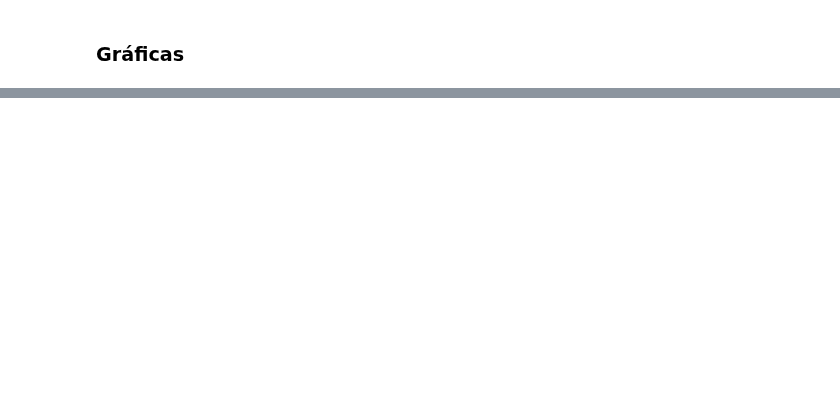
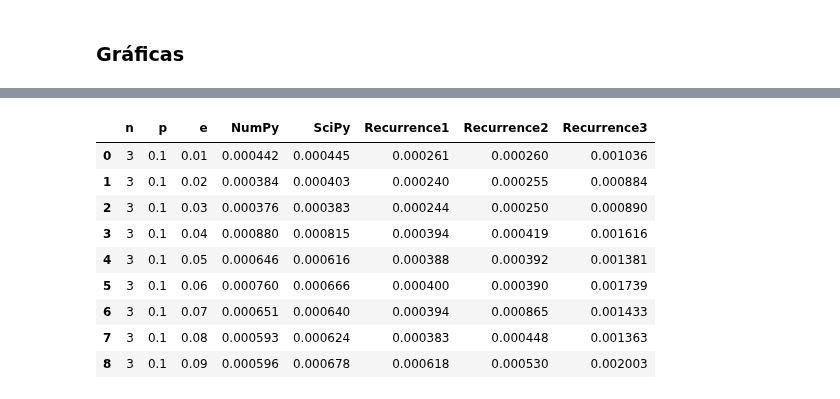
Before and after one commit to Unbo10/Markov, a Jupyter notebook: Homework_0.ipynb, the cells around one changed output, grey strips where cells are left out. Saved outputs shown, nothing was run; the diff lists cells and outputs as text; code cells hidden in the pictures; blank space fills up the shorter version.

Commit message:
feat(/): complete visualizations for chains 1 and 2

```diff
--- a/Homework_0.ipynb
+++ b/Homework_0.ipynb
@@ -332,7 +342,7 @@ n_test = 3
 p_test = 0.6
 epsilon_test = 0.05
 
-P_community = build_two_community_chain(n_test, p_test, epsilon_test)
+P_community = build_p_matrices(2, [n_test], [p_test], [epsilon_test])[0]
 print("Matriz de transición de la cadena de dos comunidades:")
 print(P_community)
 print("\nSuma de filas:", P_community.sum(axis=1))
@@ -387,7 +398,7 @@ y dividir a cada componente del vector $v$ para obtener un candidato a distribuc
 # %% [markdown]
 #### Cadena 1
 # %%
-matrices = build_p_matrices(chain=1, p_values=p_values, n_values=n_values)
+matrices = build_p_matrices(chain=1, n_values=n_values, p_values=p_values)
 # %%
 #!Consider creating an object that stores all the matrices with n states to have a better reference when printing
 # %%
@@ -547,9 +560,15 @@ matrices = build_p_matrices(chain=1, p_values=[n/10 for n in range (1, 10)], n_v
 # %%
 def t_ij_Matrix(P_matrix: np.array) -> np.array:
   """
-  The main idea is to calculate all the states t_{i,j} but keeping fixed j and then iterating over i, since all the states depend only on these:
-  e.g : t_1,0 = 1 + P_1,0 . t_0,0 + P_1,1 . t_1,0 + P_1,2 . t_2,0
-  This means that all the t_i,0 can be calculated with this 2x2 system of equations, since t00 = 0.
+  The main idea is to calculate all the states t_{i,j} but keeping fixed j and then iterating over i, since
+  no matter for what i we need to calculate t_{i,j}, the recurrence formula requires j fixed and all the posible
+  i's. For example,
+  t_0,0 = 0
+  t_1,0 = 1 + P_1,0 . t_0,0 + P_1,1 . t_1,0 + P_1,2 . t_2,0  <->  (1 - P_1,1) . t_1,0    -    P_1,2 . t_2,0 = 1
+  t_2,0 = 1 + P_2,0 . t_0,0 + P_2,1 . t_1,0 + P_2,2 . t_2,0  <->      - P_2,1 . t_1,0 + (1 - P_2,2) . t_2,0 = 1
+  notice that to calculate t_{1, 0} or t_{2, 0}, we require the value of the other t_{k, 0} (since we know
+  t_{0, 0} = 0). Generalizing, we would only require an (n-1)x(n-1) system of equations to calculate each
+  t_{i, j}.
   """
   t_ij_M = []
   rows = P_matrix.shape[0]
@@ -567,7 +586,7 @@ def t_ij_Matrix(P_matrix: np.array) -> np.array:
             if i == d:
                 submatrix[r, c] = 1.0 - P_matrix[i, i] # Notice that we can always factor the ti,j that we want to calculate. See in the example that t_1,0 is at the left and right side of the equation.
             else:
-                submatrix[r, c] = - P_matrix[i, d] # Else, the matrix entrance will be the probability
+                submatrix[r, c] = - P_matrix[i, d] # Else, the matrix entrance will be the probability taken to the left side of the equation
 
     sol_vector = np.linalg.solve(submatrix, ones)
     t = np.zeros(rows, dtype=float)
@@ -1165,3 +1213,9 @@ def make_ui(times_df: pd.DataFrame) -> None:
     update_plot()
 # %%
 #TODO: Consider plotting the max, min and mean times for each graph
+
+e_values: list[float] = [n/100 for n in range(1, 10)]
+p_values: list[float] = [p/10 for p in range(1, 10)]
+n_values: list[int] = [n for n in range (3, 10)]
+matrices = build_p_matrices(chain=2, p_values=p_values, n_values=[n for n in range (3, 10)], e_values = e_values)
+matrices[100]
@@ -1168 +1231,15 @@ def make_ui(times_df: pd.DataFrame) -> None:
+# %%
+results = get_results(matrices=matrices, n_values=n_values, p_values=p_values, e_values=e_values, chain=2)
+results[(results['n'] == 3) & (results['p'] == 0.1)]
+# %% [output]
+|  | n | p | e | NumPy | SciPy | Recurrence1 | Recurrence2 | Recurrence3 |
+| 0 | 3 | 0.1 | 0.01 | 0.000442 | 0.000445 | 0.000261 | 0.000260 | 0.001036 |
+| 1 | 3 | 0.1 | 0.02 | 0.000384 | 0.000403 | 0.000240 | 0.000255 | 0.000884 |
+| 2 | 3 | 0.1 | 0.03 | 0.000376 | 0.000383 | 0.000244 | 0.000250 | 0.000890 |
+| 3 | 3 | 0.1 | 0.04 | 0.000880 | 0.000815 | 0.000394 | 0.000419 | 0.001616 |
+| 4 | 3 | 0.1 | 0.05 | 0.000646 | 0.000616 | 0.000388 | 0.000392 | 0.001381 |
+| 5 | 3 | 0.1 | 0.06 | 0.000760 | 0.000666 | 0.000400 | 0.000390 | 0.001739 |
+| 6 | 3 | 0.1 | 0.07 | 0.000651 | 0.000640 | 0.000394 | 0.000865 | 0.001433 |
+| 7 | 3 | 0.1 | 0.08 | 0.000593 | 0.000624 | 0.000383 | 0.000448 | 0.001363 |
+| 8 | 3 | 0.1 | 0.09 | 0.000596 | 0.000678 | 0.000618 | 0.000530 | 0.002003 |
 # %%
```
Also changed, not shown: parts of 19 cells of this notebook.
